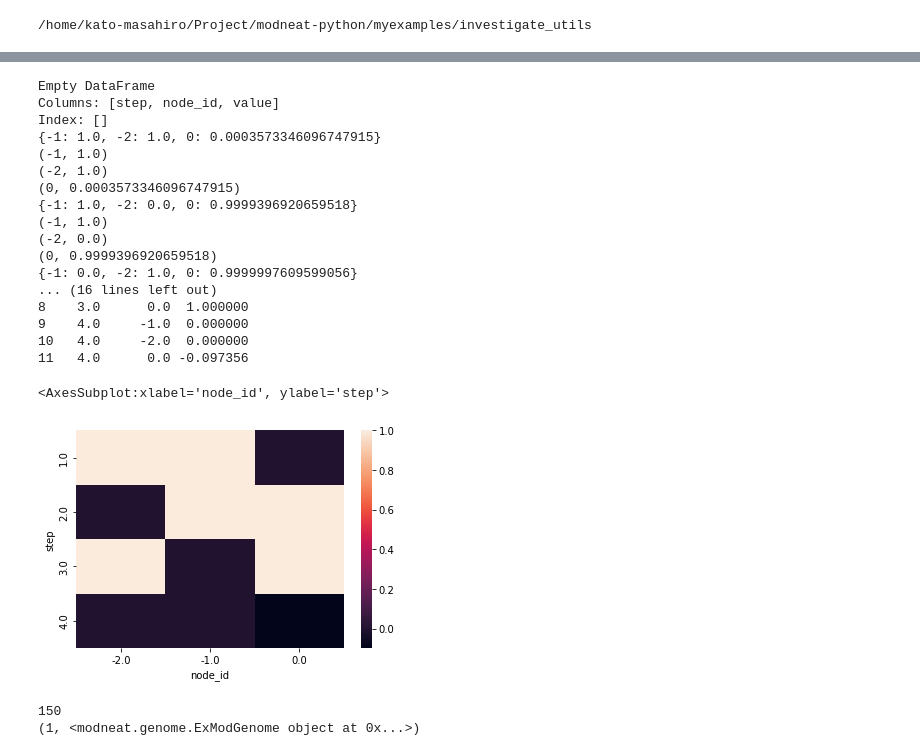
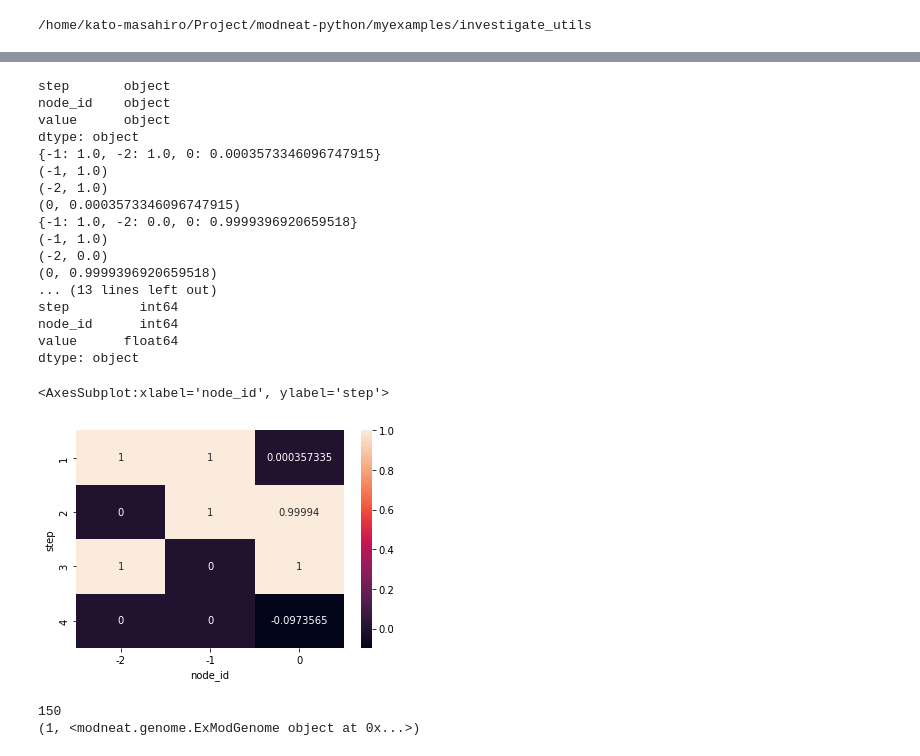
Before and after one commit to kato-mahiro/modneat-python, a Jupyter notebook: myexamples/investigate_utils/investigate_behaviour.ipynb, the cells around one changed output, grey strips where cells are left out. Cells and saved outputs as stored; diff of their text form; code cells hidden in the pictures.

```diff
--- a/myexamples/investigate_utils/investigate_behaviour.ipynb
+++ b/myexamples/investigate_utils/investigate_behaviour.ipynb
@@ -59,43 +59,47 @@ modneat.visualize.draw_net(p.config, best_genome, show_disabled=False)
 # %%
 #ノードの活性化値の可視化
 cols = ['step', 'node_id', 'value']
 df = pd.DataFrame(index=[], columns = cols)
-print(df)
+print(df.dtypes)
 value_history = [items['values'] for items in log]
 
 step = 0
 for values in value_history:
     step += 1
     print(values)
     for i in values.items():
         print(i)
         record = pd.Series([step, i[0], i[1]], index=df.columns)
         df = df.append(record, ignore_index=True)
 
-print(df)
+print(df.dtypes)
+df['step'] = df['step'].astype(int)
+df['node_id'] = df['node_id'].astype(int)
+print("===")
+print(df.dtypes)
 
 df_pivot = pd.pivot_table(data = df, values='value', columns='node_id', index='step')
-sns.heatmap(df_pivot)
+sns.heatmap(df_pivot, annot=True, fmt='g')
 # %% [output]
-Empty DataFrame
-Columns: [step, node_id, value]
-Index: []
+step       object
+node_id    object
+value      object
+dtype: object
 {-1: 1.0, -2: 1.0, 0: 0.0003573346096747915}
 (-1, 1.0)
 (-2, 1.0)
 (0, 0.0003573346096747915)
 {-1: 1.0, -2: 0.0, 0: 0.9999396920659518}
 (-1, 1.0)
 (-2, 0.0)
 (0, 0.9999396920659518)
-{-1: 0.0, -2: 1.0, 0: 0.9999997609599056}
-... (16 lines left out)
-8    3.0      0.0  1.000000
-9    4.0     -1.0  0.000000
-10   4.0     -2.0  0.000000
-11   4.0      0.0 -0.097356
+... (13 lines left out)
+step         int64
+node_id      int64
+value      float64
+dtype: object
 <AxesSubplot:xlabel='node_id', ylabel='step'>
-[figure, old version]
+[figure, new version]
 # %%
 # The current working directory
 #print(Path().resolve())
```
Also changed, not shown: parts of 1 cell of this notebook.
